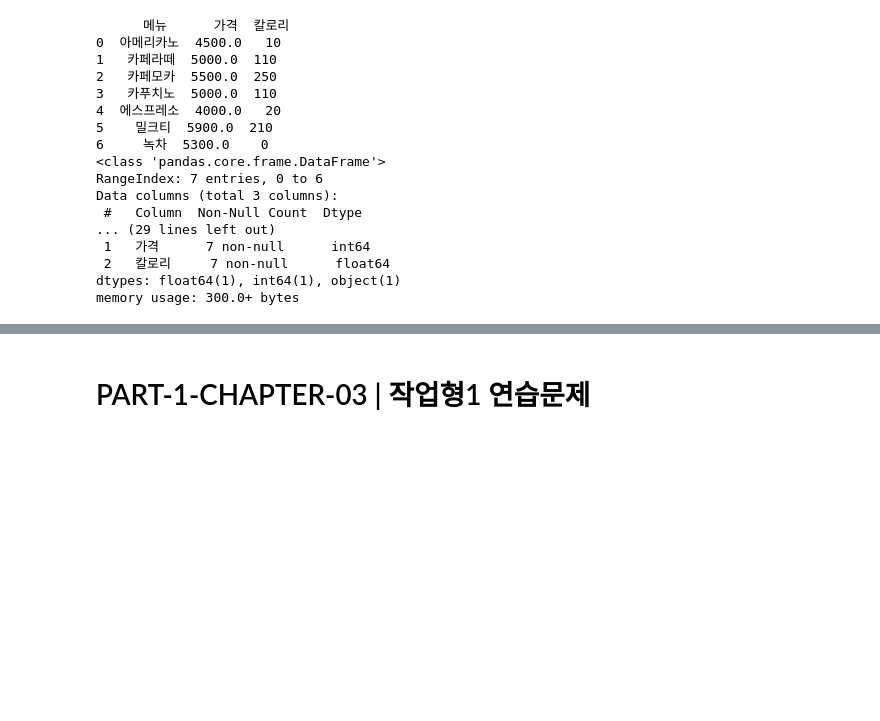
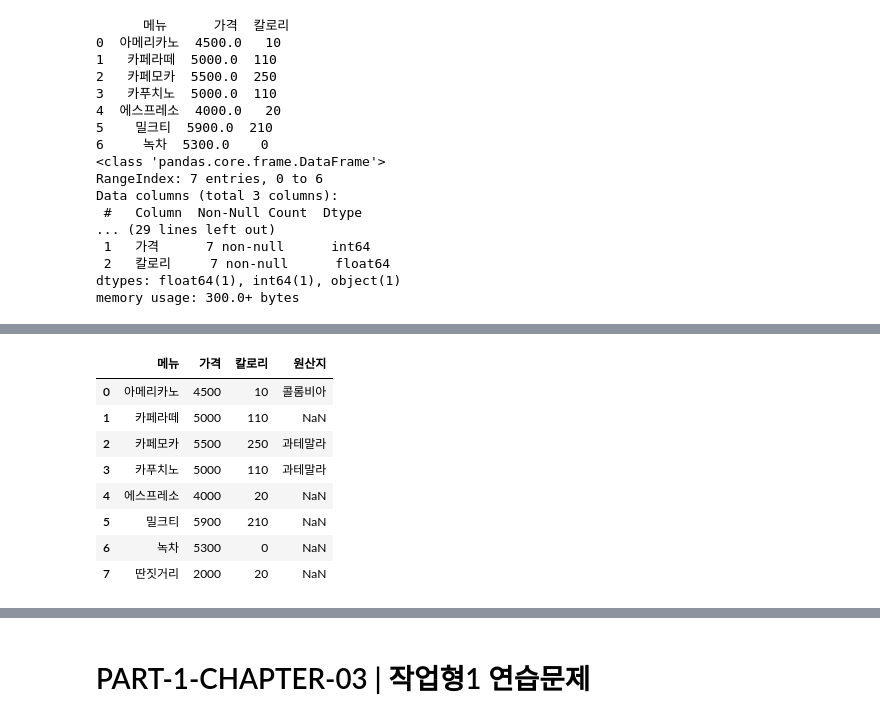
Before and after one commit to cpu-once/NationalScienceandTechnologyBigDataAnalysis, a Jupyter notebook: bigdataExamAndADP.ipynb, the cells around one changed output, grey strips where cells are left out. Saved outputs shown, nothing was run; the diff lists cells and outputs as text; code cells hidden in the pictures; blank space fills up the shorter version.

```diff
--- a/bigdataExamAndADP.ipynb
+++ b/bigdataExamAndADP.ipynb
@@ -1080,0 +1230,58 @@ df.head(3)
+# %%
+# 데이터 추가 / 변경
+
+import pandas as pd
+df = pd.DataFrame({
+    "메뉴" : ['아메리카노', '카페라떼', '카페모카', '카푸치노', '에스프레소', '밀크티', '녹차'],
+    "가격" : [4500, 5000, 5500, 5000, 4000, 5900, 5300],
+    "칼로리" : [10, 110, 250, 110, 20, 210, 0],
+})
+df.to_csv('cafe.csv', index=False)
+df = pd.read_csv('cafe.csv')
+
+df.head(2)
+
+# 넘파이(numpy)는 판다스와 같은 파이썬 라이브러리로 판다스보다 빠르게 수치 연산하는 것이 특징
+# 연산량이 많은 딥러닝에서 주로 많이 활용된다.
+# 판다스에 없는 기능을 사용할 때만 넘파이를 사용한다.
+
+print()
+# 결측치(NaN) 대입
+import numpy as np
+df['원산지'] = np.nan
+print(df)
+
+print()
+# loc를 활용한 값 변경
+# loc를 활용해 특정 위치에 값을 대입할 수가 있다.
+# 작업형1에서 특정 컬럼 범위의 값을 대체할 때
+# loc[인덱스명(범위), 컬럼명(범위)]가 활용 된다.
+df["원산지"] = df["원산지"].astype("object")
+df.loc[0, "원산지"] = "콜롬비아"
+df.loc[2:3, "원산지"] = "과테말라"
+df.head(4)
+
+print()
+# loc를 활용한 값 추가
+# loc를 활용해 새로운 데이터 행(row)을 추가할 수 있다.
+# loc의 대괄호 안에 새 인덱스명을 넣고 값을 대입한다.
+# 인덱스명은 숫자가 아닌 문자도 가능하다.
+# '시즌'이란 인덱스를 만들고 리스트 형태로 데이터를 추가할 수 있다.
+df.loc['시즌'] = ['크리스마스라떼', 6000, 300, '한국']
+print(df.tail(3))
+
+print()
+# loc와 딕셔너리를 활용한 값 추가
+# 리스트가 아닌 딕셔너리 형태로도 새로운 데이터 행(row)을 추가할 수 있다.
+# 차이점이 있다면 리스트의 경우에는 반드시 행의 컬럼 수와 리스트의 데이터 수가 일치 해야한다.
+# 반면에 딕셔너리는 특정 컬럼이 없다면 결측치(NaN)로 입력된다.
+# 원산지 값을 제외하고 새로운 컬럼을 추가해 보자.
+
+df.loc[7] = {'메뉴': '딴짓거리', '가격': 2000, '칼로리': 20}
+df.tail(3)
+
+# 인덱스 '시즌'의 데이터(행)는 삭제하고, cafe2.csv 파일로 저장하자.
+df.drop("시즌", axis=0, inplace=True)
+df.to_csv('cafe2.csv', index=False)
+df
+# %% [output]
@@ -1080,0 +1302,9 @@ df.head(3)
+|  | 메뉴 | 가격 | 칼로리 | 원산지 |
+| 0 | 아메리카노 | 4500 | 10 | 콜롬비아 |
+| 1 | 카페라떼 | 5000 | 110 | NaN |
+| 2 | 카페모카 | 5500 | 250 | 과테말라 |
+| 3 | 카푸치노 | 5000 | 110 | 과테말라 |
+| 4 | 에스프레소 | 4000 | 20 | NaN |
+| 5 | 밀크티 | 5900 | 210 | NaN |
+| 6 | 녹차 | 5300 | 0 | NaN |
+| 7 | 딴짓거리 | 2000 | 20 | NaN |
```
Also changed, not shown: parts of 11 cells of this notebook.
